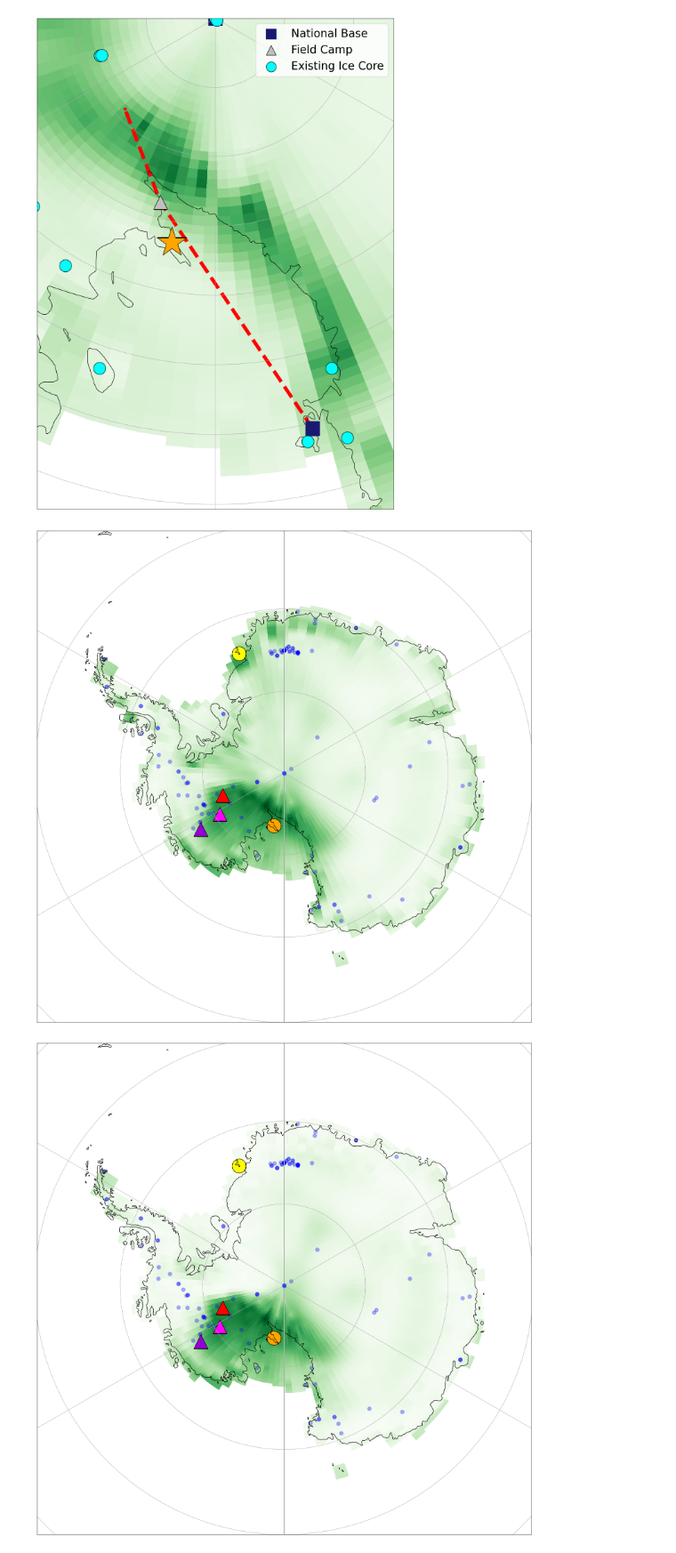
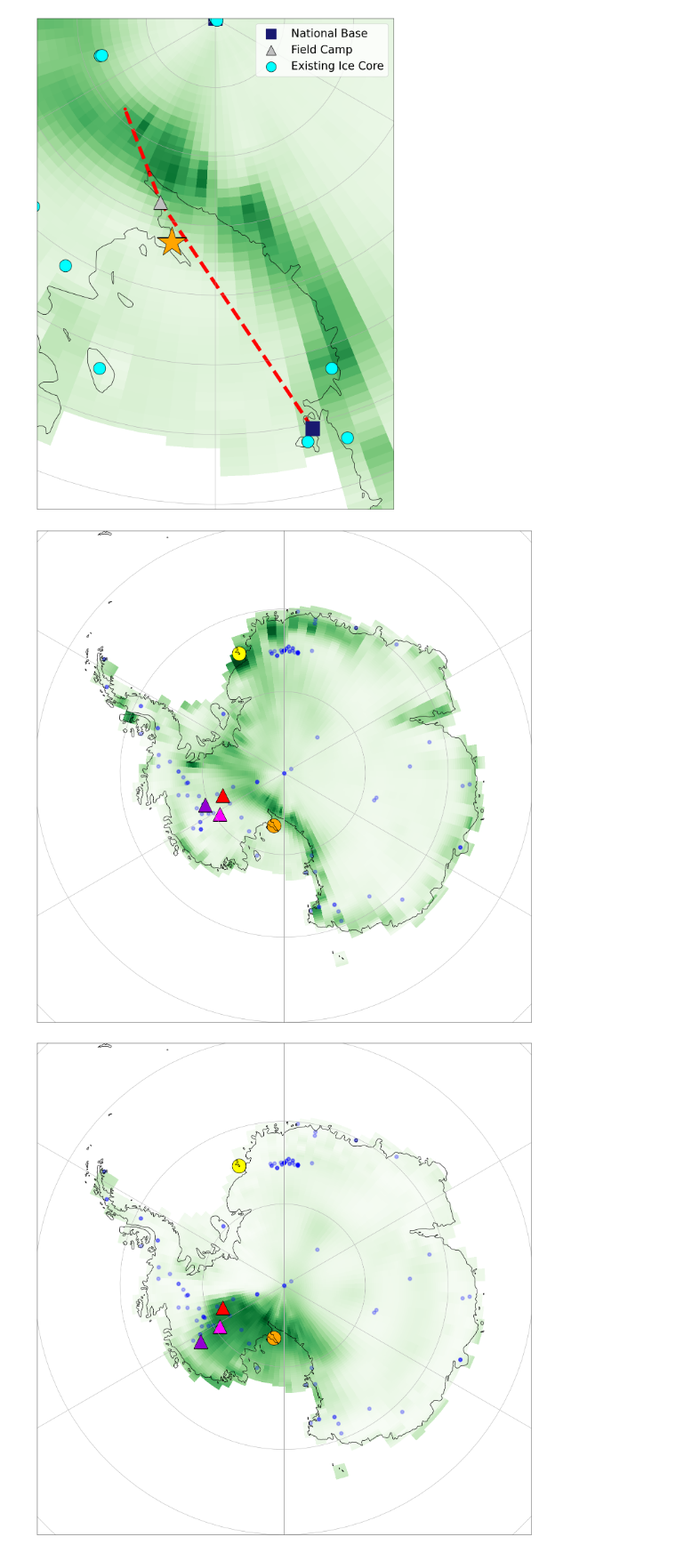
Before and after one commit to advikeswaran/optimal-sensor, a Jupyter notebook: ReconScore.ipynb, the cells around one changed output. Shown at 89% size. Cells and saved outputs as stored; diff of their text form; code cells hidden in the pictures.

```diff
--- a/ReconScore.ipynb
+++ b/ReconScore.ipynb
@@ -305,7 +305,7 @@ distance_threshold = 1.0  # adjust based on spacing
 distance_mask = distances.reshape(lon_mesh.shape) > distance_threshold
 
 # Interpolate
-grid_values = griddata((lonLand[:5793], latLand[:5793]), quad, (lon_mesh, lat_mesh), method='linear')
+grid_values = griddata((lonLand[:5793], latLand[:5793]), tempQuad, (lon_mesh, lat_mesh), method='linear')
 
 # Replace NaNs and apply mask
 #grid_values = np.nan_to_num(grid_values, nan=0.0)
@@ -320,35 +320,35 @@ quad = np.sqrt(mreTempNorm ** 2 + mmeTempNorm **2 + mreAccumNorm ** 2 + mmeAccum
 
 ax = plt.axes(projection=ccrs.SouthPolarStereo())
 #ax.set_extent([-200, -160, -90, -75], ccrs.PlateCarree())
 ax.set_extent([-180, 180, -90, -60], ccrs.PlateCarree())
 
 ax.gridlines()
 
 plt.rcParams['figure.figsize'] = [20, 20]
 
 #plt.scatter(lonLand[:5793], latLand[:5793], c=quad, s=300, cmap=plt.cm.Greens, linewidth=3, alpha=0.75, zorder=1, transform=ccrs.PlateCarree())
 #plt.pcolormesh(newLonMesh, newLatMesh, newGridVals, transform=ccrs.PlateCarree(), cmap=plt.cm.Greens)
 plt.pcolormesh(lon_mesh, lat_mesh, grid_values, zorder=0, transform=ccrs.PlateCarree(), cmap=plt.cm.Greens)
 plt.scatter(sites[:, 1], sites[:, 0], c='blue', s=50, linewidth=3, alpha=0.25, zorder=1, transform=ccrs.PlateCarree())
 
 
 #plt.title("Accumulation: Top 10 sites")
 
 ax.coastlines()
 plt.scatter(-169, -83.4, c='orange', label='Crary', s=1000, linewidth=1, edgecolors='black', alpha=1, cmap=plt.cm.Reds, vmin=-10, vmax=10, zorder=1, transform=ccrs.PlateCarree())
 #plt.scatter(16.2, -70.4, c='yellow', label='Kamelryggen', s=600, linewidth=1, edgecolors='black', alpha=1, cmap=plt.cm.Reds, vmin=-10, vmax=10, zorder=1, transform=ccrs.PlateCarree())
 plt.scatter(-20.6, -74.37, c='yellow', label='Lyddan', s=1000, linewidth=1, edgecolors='black', alpha=1, cmap=plt.cm.Reds, vmin=-10, vmax=10, zorder=1, transform=ccrs.PlateCarree())
 #plt.scatter(-127, -74.5, c='magenta', label='Dean', s=1000, linewidth=1, edgecolors='black', alpha=1, cmap=plt.cm.Reds, vmin=-10, vmax=10, zorder=1, transform=ccrs.PlateCarree())
 
 plt.scatter(237.37,	-80.62, c='fuchsia', s=1000, marker='^', label='ITASE-99-01', linewidth=1, edgecolors='black', zorder=1, transform=ccrs.PlateCarree())
 plt.scatter(249.9918,	-82.001, c='red', marker='^', label='ITASE-01-02', s=1000, linewidth=1, edgecolors='black', zorder=1, transform=ccrs.PlateCarree())
-plt.scatter(236.005,	-77.683, c='darkviolet', marker='^', label='ITASE-00-05', s=1000, linewidth=1, edgecolors='black', zorder=1, transform=ccrs.PlateCarree())
+plt.scatter(-112.09,	-79.56, c='darkviolet', marker='^', label='ITASE-00-05', s=1000, linewidth=1, edgecolors='black', zorder=1, transform=ccrs.PlateCarree())
 
 #plt.legend(fontsize=29)
 #plt.scatter(crLon, crLat, c='yellow', s=500, transform=ccrs.PlateCarree())
 plt.show()
 # %% [output]
-[figure, old version]
+[figure, new version]
 # %%
 from scipy.spatial import cKDTree
 import cartopy.util as cutil
```
Also changed, not shown: parts of 3 cells of this notebook, 2 other files.
